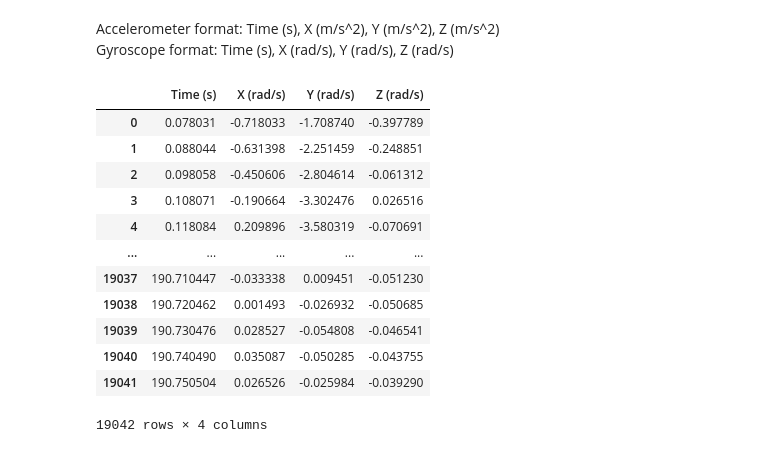
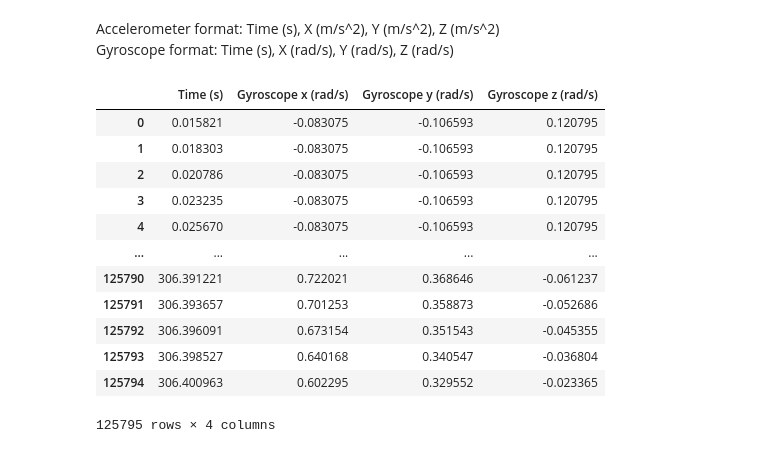
Before and after one commit to annkapopp/IndoorLocal, a Jupyter notebook: preprocessing.ipynb, the cells around one changed output. Saved outputs shown, nothing was run; the diff lists cells and outputs as text; code cells hidden in the pictures.

```diff
--- a/preprocessing.ipynb
+++ b/preprocessing.ipynb
@@ -11,26 +11,27 @@ Gyroscope format: Time (s), X (rad/s), Y (rad/s), Z (rad/s)
 # %%
 # load csv data as pandas dataframe
 
-filename_acc = 'data/gebaeude64/Accelerometer.csv'
-filename_gyro = 'data/gebaeude64/Gyroscope.csv'
+filename_acc = 'data/karlebach/Accelerometer.csv'
+filename_gyro = 'data/karlebach/Gyroscope.csv'
+filename = os.path.basename(os.path.dirname(filename_acc))
 
 acc_df = pd.read_csv(filename_acc, sep=',',header=0)
 gyro_df = pd.read_csv(filename_gyro, sep=',',header=0)
 gyro_df
 # %% [output]
-|  | Time (s) | X (rad/s) | Y (rad/s) | Z (rad/s) |
-| 0 | 0.078031 | -0.718033 | -1.708740 | -0.397789 |
-| 1 | 0.088044 | -0.631398 | -2.251459 | -0.248851 |
-| 2 | 0.098058 | -0.450606 | -2.804614 | -0.061312 |
-| 3 | 0.108071 | -0.190664 | -3.302476 | 0.026516 |
-| 4 | 0.118084 | 0.209896 | -3.580319 | -0.070691 |
+|  | Time (s) | Gyroscope x (rad/s) | Gyroscope y (rad/s) | Gyroscope z (rad/s) |
+| 0 | 0.015821 | -0.083075 | -0.106593 | 0.120795 |
+| 1 | 0.018303 | -0.083075 | -0.106593 | 0.120795 |
+| 2 | 0.020786 | -0.083075 | -0.106593 | 0.120795 |
+| 3 | 0.023235 | -0.083075 | -0.106593 | 0.120795 |
+| 4 | 0.025670 | -0.083075 | -0.106593 | 0.120795 |
 | ... | ... | ... | ... | ... |
-| 19037 | 190.710447 | -0.033338 | 0.009451 | -0.051230 |
-| 19038 | 190.720462 | 0.001493 | -0.026932 | -0.050685 |
-| 19039 | 190.730476 | 0.028527 | -0.054808 | -0.046541 |
-| 19040 | 190.740490 | 0.035087 | -0.050285 | -0.043755 |
-| 19041 | 190.750504 | 0.026526 | -0.025984 | -0.039290 |
+| 125790 | 306.391221 | 0.722021 | 0.368646 | -0.061237 |
+| 125791 | 306.393657 | 0.701253 | 0.358873 | -0.052686 |
+| 125792 | 306.396091 | 0.673154 | 0.351543 | -0.045355 |
+| 125793 | 306.398527 | 0.640168 | 0.340547 | -0.036804 |
+| 125794 | 306.400963 | 0.602295 | 0.329552 | -0.023365 |
-19042 rows × 4 columns
+125795 rows × 4 columns
 # %%
 # dataframe to numpy array
 
```
Also changed, not shown: parts of 4 cells of this notebook, 1 other file.
